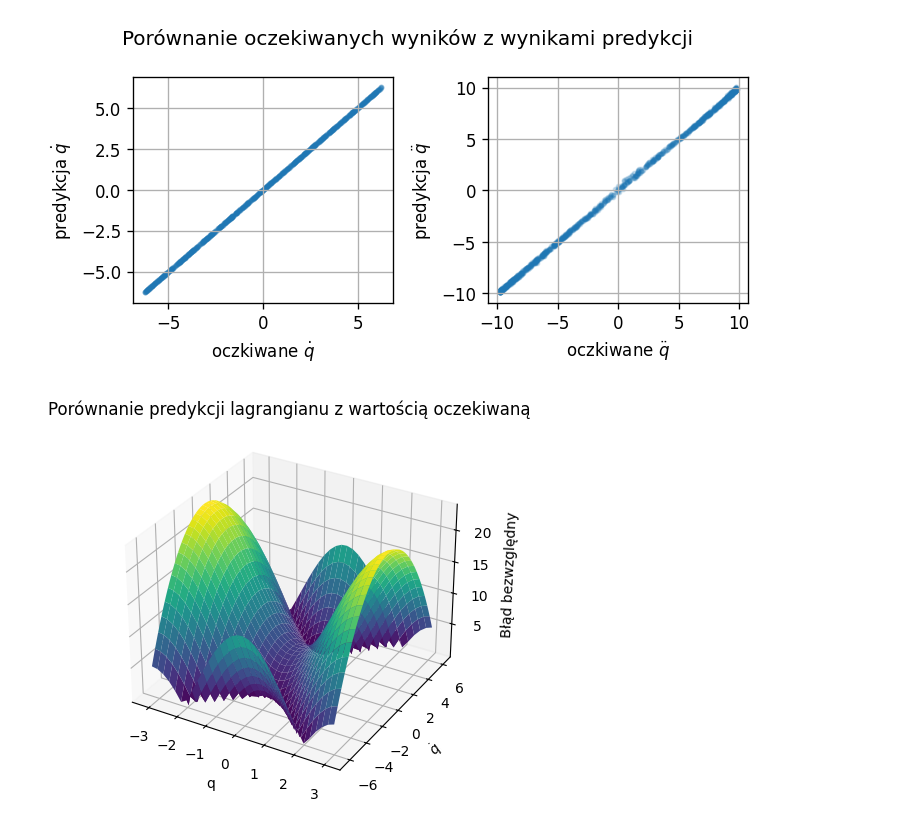
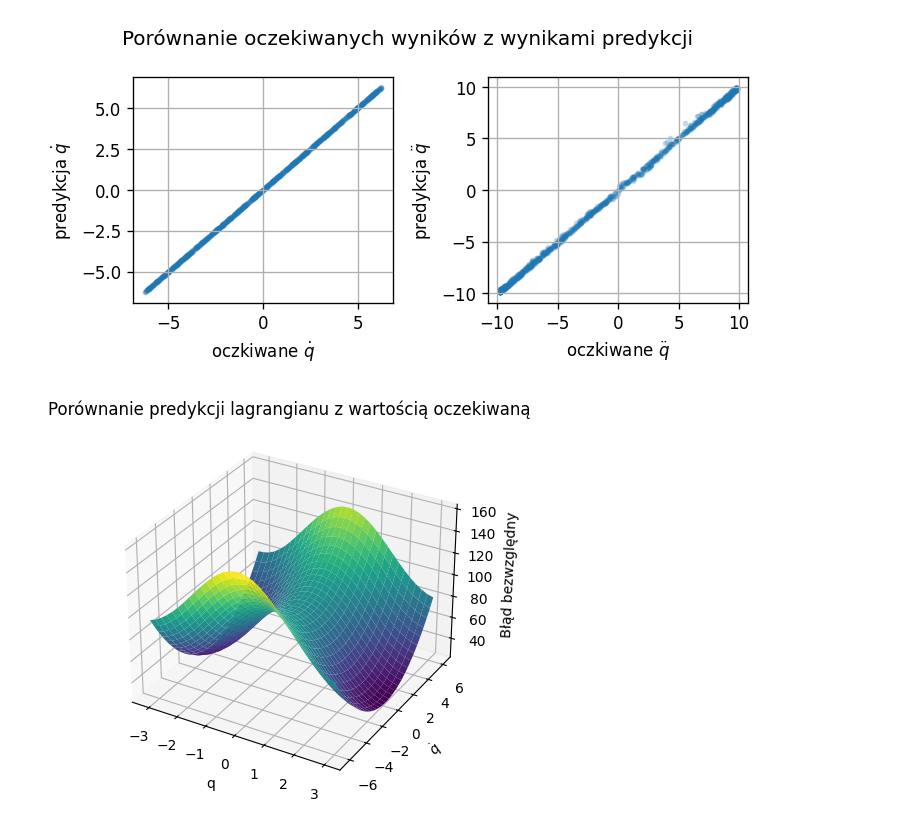
Before and after one commit to BartekFurmanek/LNN, a Jupyter notebook: LNN.ipynb, the cells around one changed output. Saved outputs shown, nothing was run; the diff lists cells and outputs as text; code cells hidden in the pictures.

```diff
--- a/LNN.ipynb
+++ b/LNN.ipynb
@@ -341,9 +339,9 @@ plt.tight_layout()
 # %%
 #ARCHITEKUTRA SIECI NEURONOWEJ
 init_random_params, nn_forward_fn = stax.serial(
-    stax.Dense(32),
+    stax.Dense(64),
     stax.Softplus,
-    stax.Dense(32),
+    stax.Dense(64),
     stax.Softplus,
     stax.Dense(1),
 )
@@ -383,12 +381,12 @@ def shuffle(a, b):
 
 
 
-Training=False       #Uczenie sieci
+Training=True       #Uczenie sieci
 Epochs=100000       #Maksymalna liczba epok
-StopError=0.005      #Wartość błędu MSE dla zbioru testowego, przy której uczenie zostanie szybciej zakończone
+StopError=0.01      #Wartość błędu MSE dla zbioru testowego, przy której uczenie zostanie szybciej zakończone
 #!!!!WAZNE - STOP ERROR MAX 0.005, PONIZEJ PRZEUCZENIE
 Learning_rate=1e-2  #Współczynnik uczenia
-Batch_size= 64
+Batch_size= 1
 
 
 train_error=[]      #Wektor błędów MSE dla zbioru uczącego
@@ -532,35 +545,35 @@ plt.tight_layout()
 q=jnp.arange(-1*np.pi, np.pi, 0.2, dtype=jnp.float32)
 q_t=jnp.arange(-1*v_max, v_max, 0.2, dtype=jnp.float32)
 
 Lagrangian_error = np.zeros([len(q), len(q_t)],dtype=jnp.float32)
 
 for i in range (len(q)):
     for j in range(len(q_t)):
-        Lagrangian_true = jax.device_get(lagrangian_analitical(q[i], q_t[j], 1, 1, 9.81)).item()    #Wartość rzczywista
+        Lagrangian_true = jax.device_get(lagrangian_analitical(q[i], q_t[j], 1, 1, 9.8)).item()    #Wartość rzczywista
         Lagrangian_pred = jax.device_get(nn_forward_fn(params, jnp.array([q[i], q_t[j]]))).item()   #Wyestymowana wartość
         Lagrangian_error[i,j] = np.abs(Lagrangian_true-Lagrangian_pred)                             #Błąd (wartość bezwlędna z różnicy)
 
 q, q_t = np.meshgrid(q, q_t)
 
 
 
 #Wizualizacja
 #%matplotlib qt5
 fig = plt.figure()
 axes = fig.add_subplot(projection='3d')
 Lagrangian_error = np.transpose(Lagrangian_error)
 
 axes.set_title("Porównanie predykcji lagrangianu z wartością oczekiwaną")
 axes.set_xlabel('q')
 axes.set_ylabel('$\dot q$')
 axes.set_zlabel("Błąd bezwzględny")
 axes.grid()
 
 axes.plot_surface(q, q_t, Lagrangian_error, cmap='viridis')
 plt.show()
 %matplotlib inline
 # %% [output]
-[figure, old version]
+[figure, new version]
 # %%
 q=jnp.arange(-1*np.pi, np.pi, 0.2, dtype=jnp.float32)
 q_t=jnp.arange(-1*v_max, v_max, 0.2, dtype=jnp.float32)
```
Also changed, not shown: parts of 10 cells of this notebook, 4 other files.
